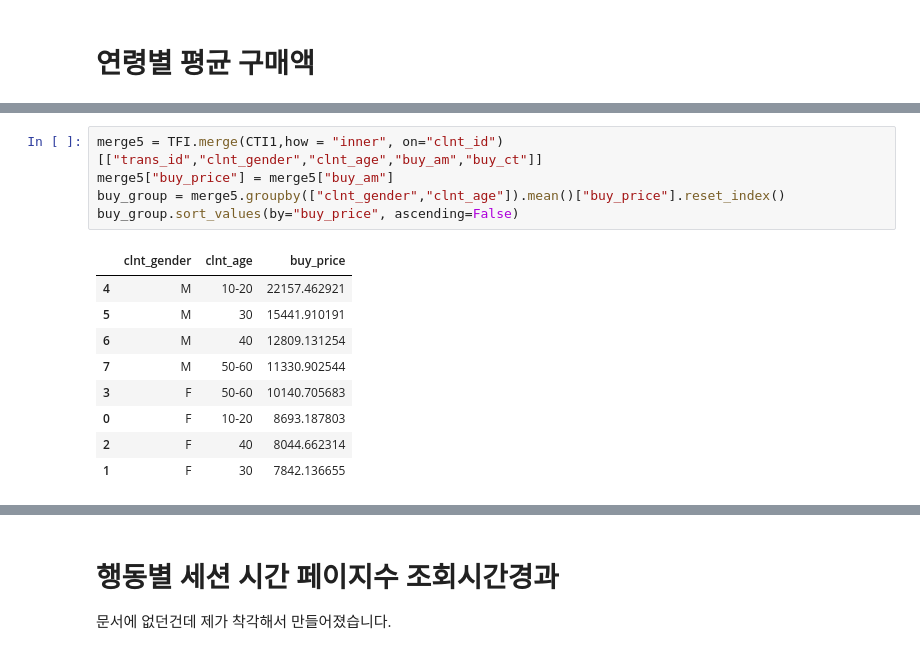
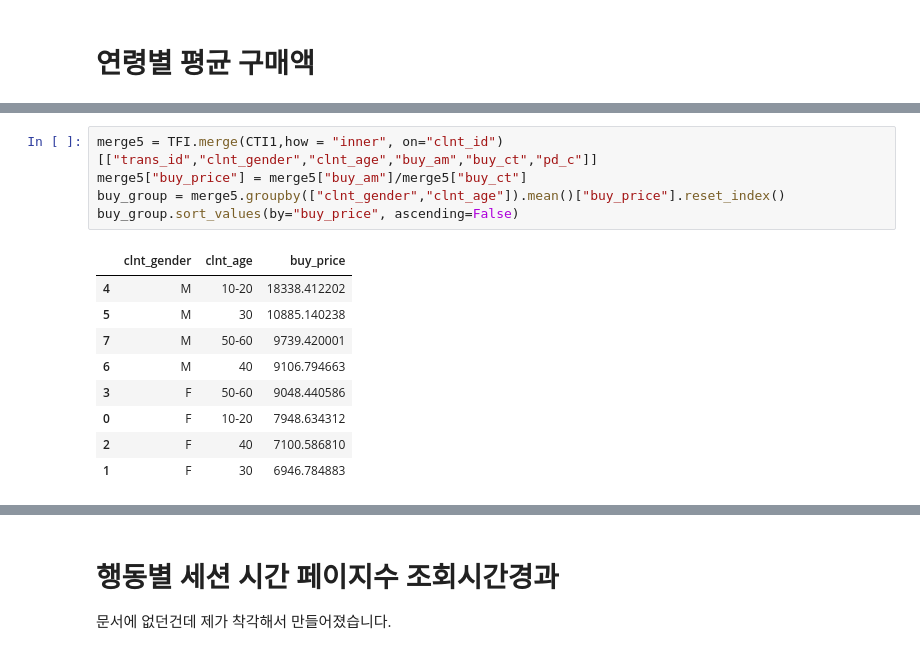
Before and after one commit to GyuYoungCho/Lpoint-Competition, a Jupyter notebook: project/point_cut/EDA.ipynb, the cells around one changed output, grey strips where cells are left out. Cells and saved outputs as stored; diff of their text form.

```diff
--- a/project/point_cut/EDA.ipynb
+++ b/project/point_cut/EDA.ipynb
@@ -342,15 +451,15 @@ buy_prop1
 # %%
-merge5 = TFI.merge(CTI1,how = "inner", on="clnt_id")[["trans_id","clnt_gender","clnt_age","buy_am","buy_ct"]]
-merge5["buy_price"] = merge5["buy_am"]
+merge5 = TFI.merge(CTI1,how = "inner", on="clnt_id")[["trans_id","clnt_gender","clnt_age","buy_am","buy_ct","pd_c"]]
+merge5["buy_price"] = merge5["buy_am"]/merge5["buy_ct"]
 buy_group = merge5.groupby(["clnt_gender","clnt_age"]).mean()["buy_price"].reset_index()
 buy_group.sort_values(by="buy_price", ascending=False)
 # %% [output]
 |  | clnt_gender | clnt_age | buy_price |
-| 4 | M | 10-20 | 22157.462921 |
-| 5 | M | 30 | 15441.910191 |
-| 6 | M | 40 | 12809.131254 |
-| 7 | M | 50-60 | 11330.902544 |
-| 3 | F | 50-60 | 10140.705683 |
-| 0 | F | 10-20 | 8693.187803 |
-| 2 | F | 40 | 8044.662314 |
-| 1 | F | 30 | 7842.136655 |
+| 4 | M | 10-20 | 18338.412202 |
+| 5 | M | 30 | 10885.140238 |
+| 7 | M | 50-60 | 9739.420001 |
+| 6 | M | 40 | 9106.794663 |
+| 3 | F | 50-60 | 9048.440586 |
+| 0 | F | 10-20 | 7948.634312 |
+| 2 | F | 40 | 7100.586810 |
+| 1 | F | 30 | 6946.784883 |
```
Also changed, not shown: parts of 17 cells of this notebook, 7 other files.
